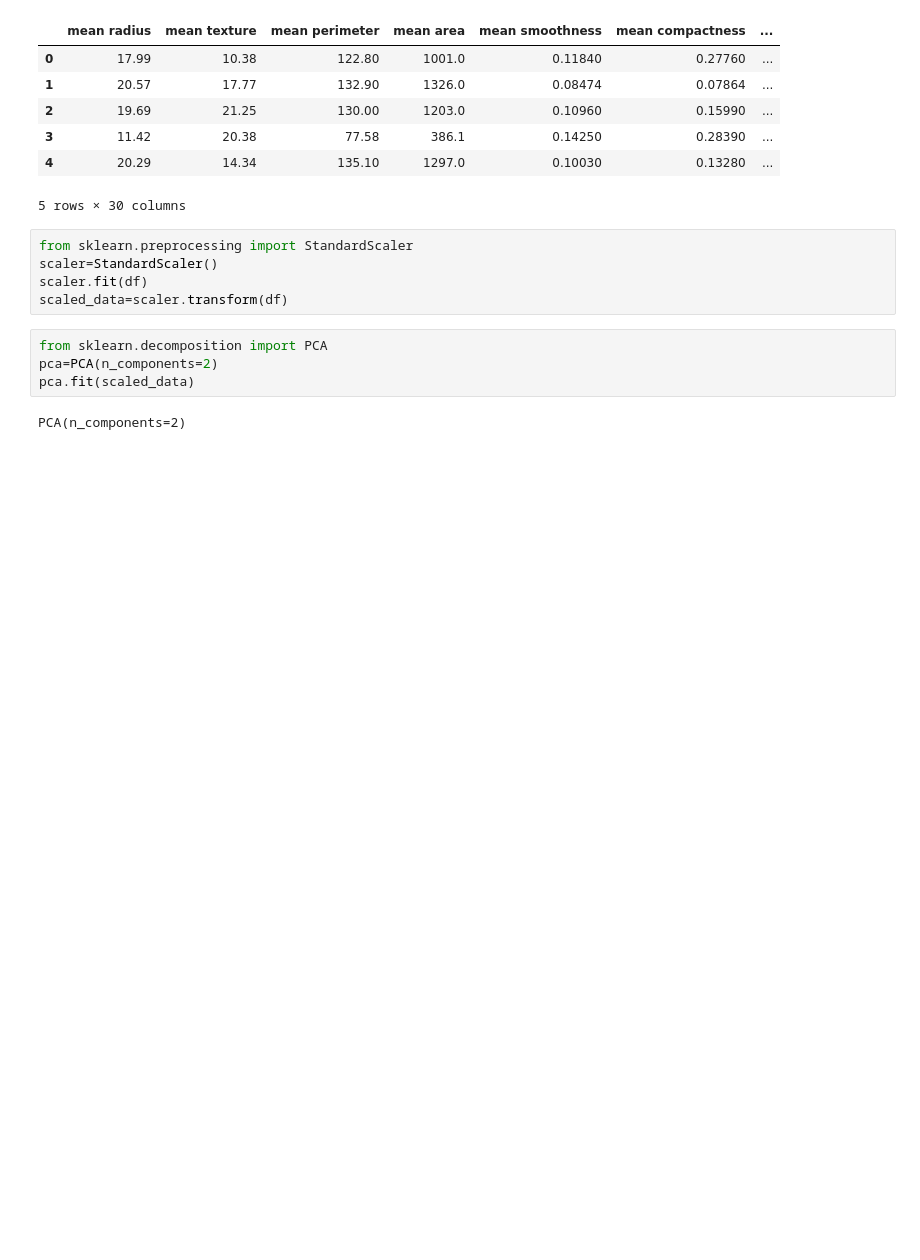
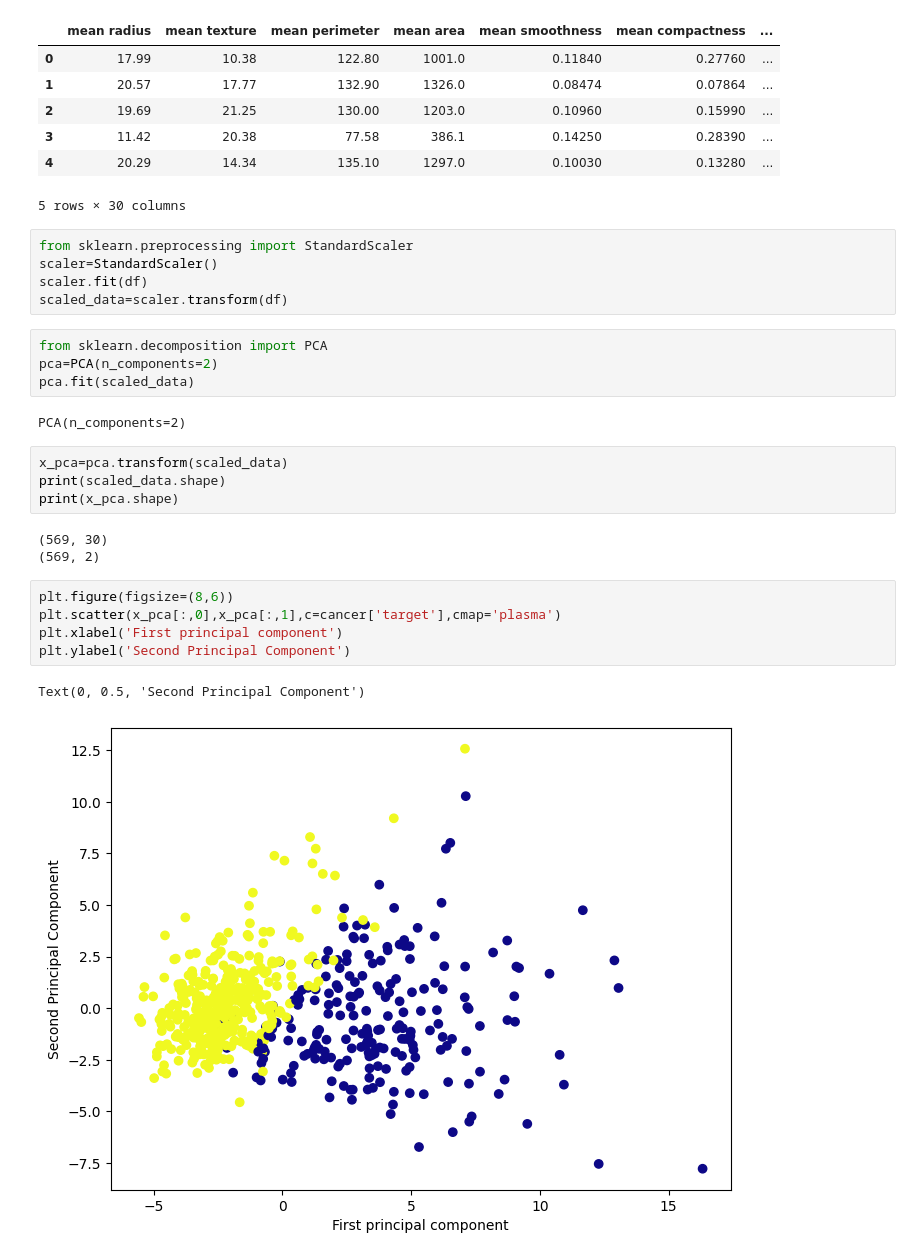
Before and after one commit to sameer824/PCA_Method_Practice, a Jupyter notebook: PCA.ipynb, the cells around one changed output. Saved outputs shown, nothing was run; the diff lists cells and outputs as text; blank space fills up the shorter version.

```diff
--- a/PCA.ipynb
+++ b/PCA.ipynb
@@ -49,3 +49,18 @@ pca=PCA(n_components=2)
 pca.fit(scaled_data)
 # %% [output]
 PCA(n_components=2)
+# %%
+x_pca=pca.transform(scaled_data)
+print(scaled_data.shape)
+print(x_pca.shape)
+# %% [output]
+(569, 30)
+(569, 2)
+# %%
+plt.figure(figsize=(8,6))
+plt.scatter(x_pca[:,0],x_pca[:,1],c=cancer['target'],cmap='plasma')
+plt.xlabel('First principal component')
+plt.ylabel('Second Principal Component')
+# %% [output]
+Text(0, 0.5, 'Second Principal Component')
+[figure, added]
```
Also changed, not shown: parts of 2 cells of this notebook.
